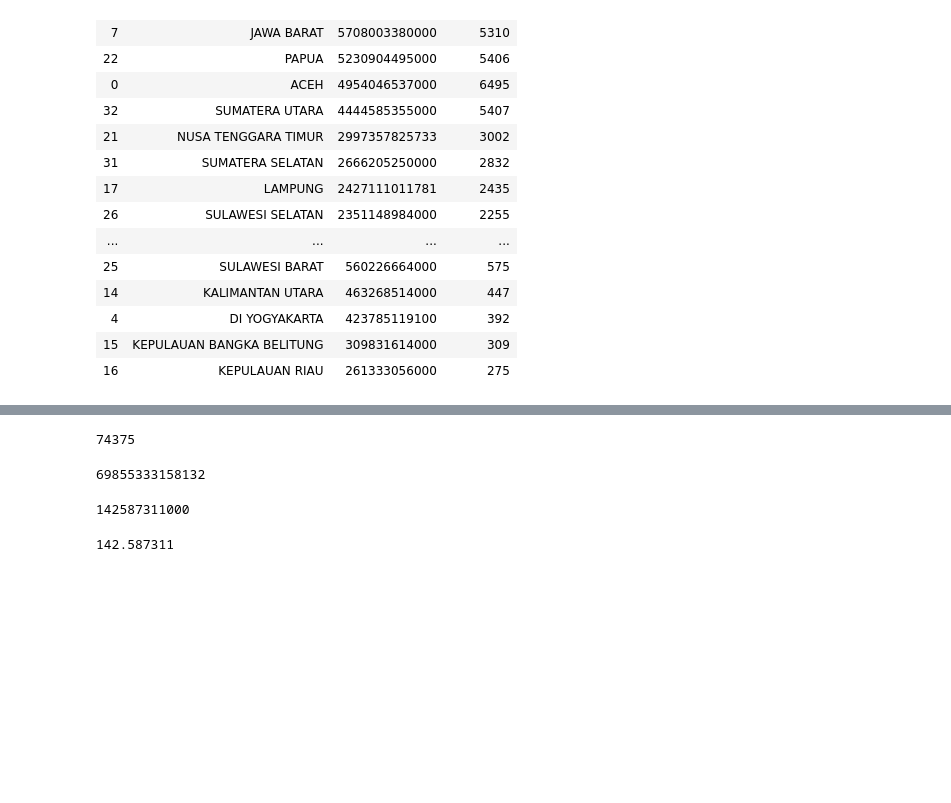
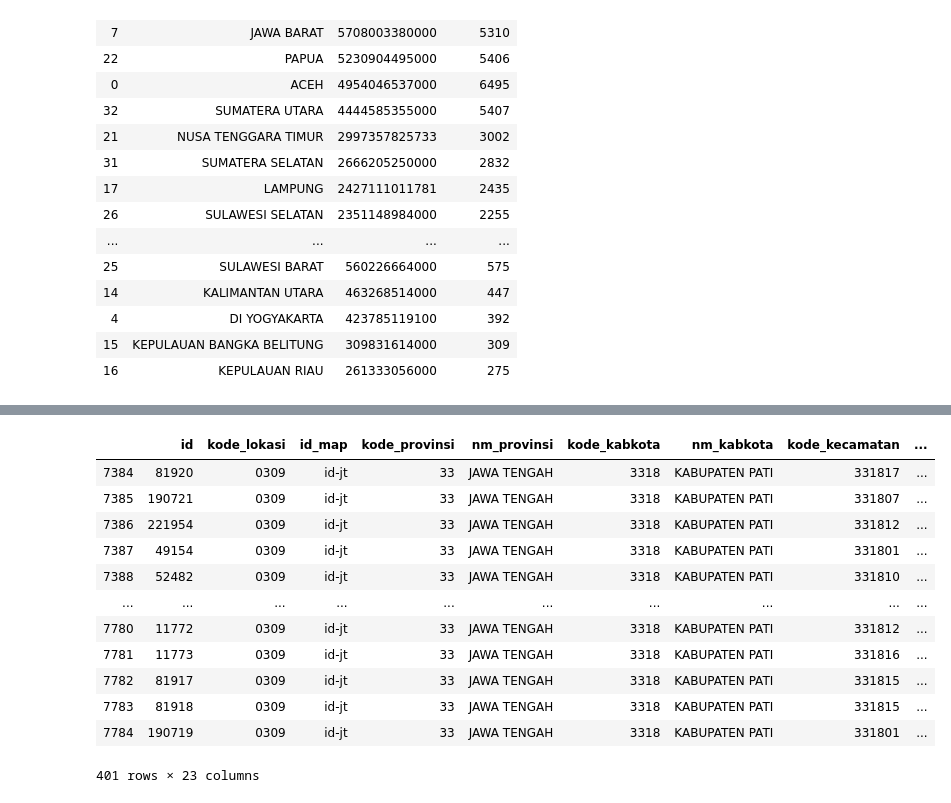
Before and after one commit to suaraksara/da_des_2017_2019, a Jupyter notebook: dd_2019/dana_desa.ipynb, the cells around one changed output, grey strips where cells are left out. Saved outputs shown, nothing was run; the diff lists cells and outputs as text; code cells hidden in the pictures; blank space fills up the shorter version.

```diff
--- a/dd_2019/dana_desa.ipynb
+++ b/dd_2019/dana_desa.ipynb
@@ -182,18 +166,16 @@ data_gab_2017['kode_desa'].nunique()
-# %%
-data_gab_2018['kode_desa'].nunique()
-# %% [output]
-74375
-# %%
-data_gab_2019_cek['pagu'] = data_gab_2019_cek['pagu'].astype(int)
-# %%
-data_gab_2019_cek['pagu'].sum()
-# %% [output]
-69855333158132
-# %%
-69997920469132 - 69855333158132
-# %% [output]
-142587311000
-# %%
-142587311000 /10**9
-# %% [output]
-142.587311
+# %%
+data_gab_2019_cek[data_gab_2019_cek['nm_kabkota'] == "KABUPATEN PATI"]
+# %% [output]
+|  | id | kode_lokasi | id_map | kode_provinsi | nm_provinsi | kode_kabkota | nm_kabkota | kode_kecamatan | ... |
+| 7384 | 81920 | 0309 | id-jt | 33 | JAWA TENGAH | 3318 | KABUPATEN PATI | 331817 | ... |
+| 7385 | 190721 | 0309 | id-jt | 33 | JAWA TENGAH | 3318 | KABUPATEN PATI | 331807 | ... |
+| 7386 | 221954 | 0309 | id-jt | 33 | JAWA TENGAH | 3318 | KABUPATEN PATI | 331812 | ... |
+| 7387 | 49154 | 0309 | id-jt | 33 | JAWA TENGAH | 3318 | KABUPATEN PATI | 331801 | ... |
+| 7388 | 52482 | 0309 | id-jt | 33 | JAWA TENGAH | 3318 | KABUPATEN PATI | 331810 | ... |
+| ... | ... | ... | ... | ... | ... | ... | ... | ... | ... |
+| 7780 | 11772 | 0309 | id-jt | 33 | JAWA TENGAH | 3318 | KABUPATEN PATI | 331812 | ... |
+| 7781 | 11773 | 0309 | id-jt | 33 | JAWA TENGAH | 3318 | KABUPATEN PATI | 331816 | ... |
+| 7782 | 81917 | 0309 | id-jt | 33 | JAWA TENGAH | 3318 | KABUPATEN PATI | 331815 | ... |
+| 7783 | 81918 | 0309 | id-jt | 33 | JAWA TENGAH | 3318 | KABUPATEN PATI | 331815 | ... |
+| 7784 | 190719 | 0309 | id-jt | 33 | JAWA TENGAH | 3318 | KABUPATEN PATI | 331801 | ... |
+401 rows × 23 columns
```
Also changed, not shown: parts of 4 cells of this notebook, 1 other file.
